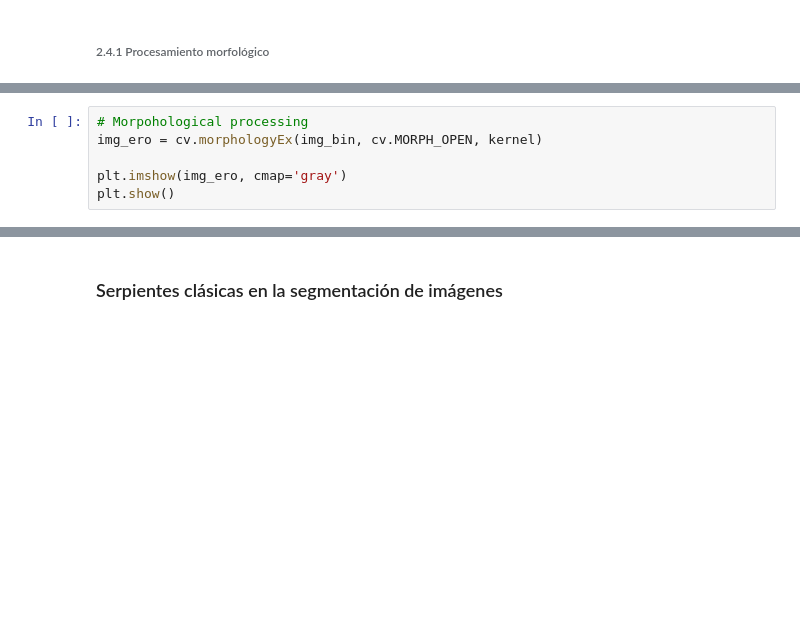
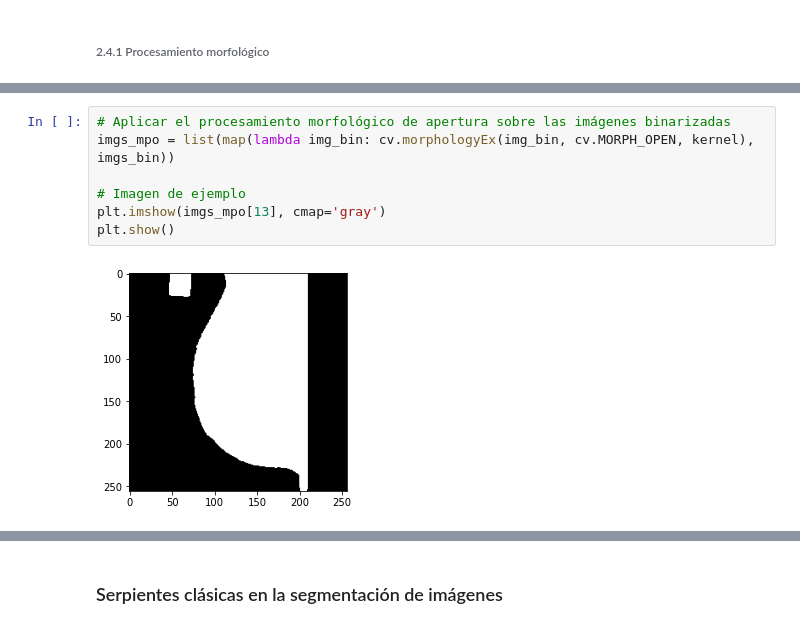
Before and after one commit to data-and-code/trabajo_con_imagenes, a Jupyter notebook: data-raw/clean_imgs.ipynb, the cells around one changed output, grey strips where cells are left out. Drawn from its saved outputs; the diff is of its cells as text; blank space fills up the shorter version.

```diff
--- a/data-raw/clean_imgs.ipynb
+++ b/data-raw/clean_imgs.ipynb
@@ -155,6 +172,9 @@ kernel
 # %%
-# Morpohological processing
-img_ero = cv.morphologyEx(img_bin, cv.MORPH_OPEN, kernel)
+# Aplicar el procesamiento morfológico de apertura sobre las imágenes binarizadas
+imgs_mpo = list(map(lambda img_bin: cv.morphologyEx(img_bin, cv.MORPH_OPEN, kernel), imgs_bin))
 
-plt.imshow(img_ero, cmap='gray')
+# Imagen de ejemplo
+plt.imshow(imgs_mpo[13], cmap='gray')
 plt.show()
+# %% [output]
+[figure, added]
```
Also changed, not shown: parts of 7 cells of this notebook.
